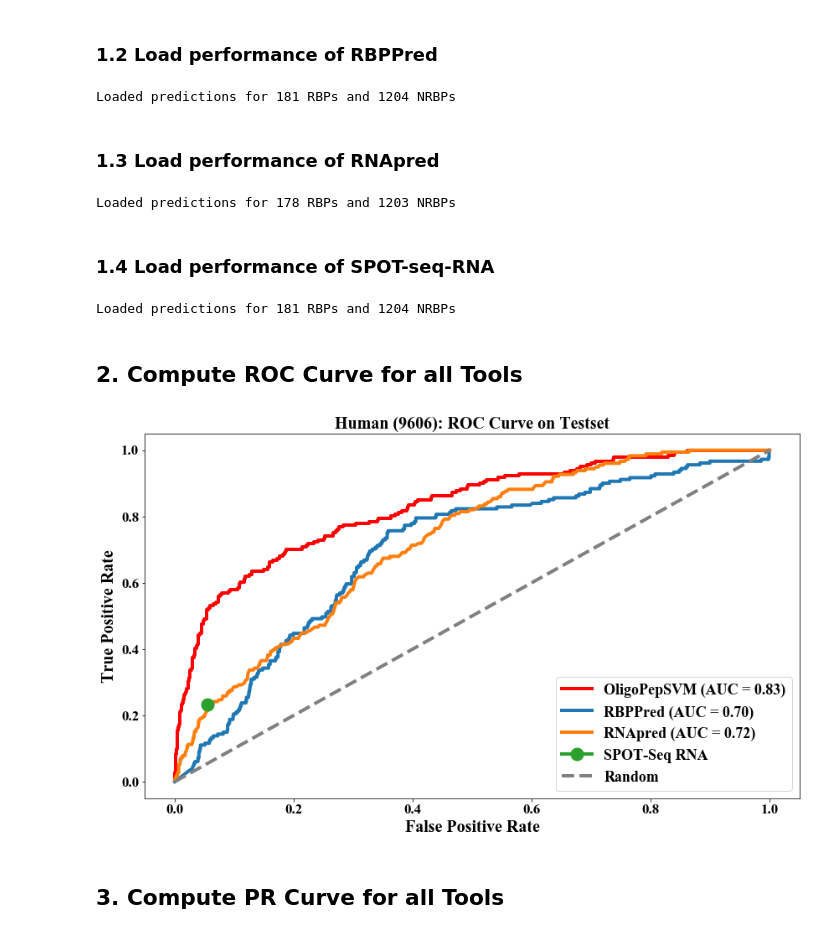
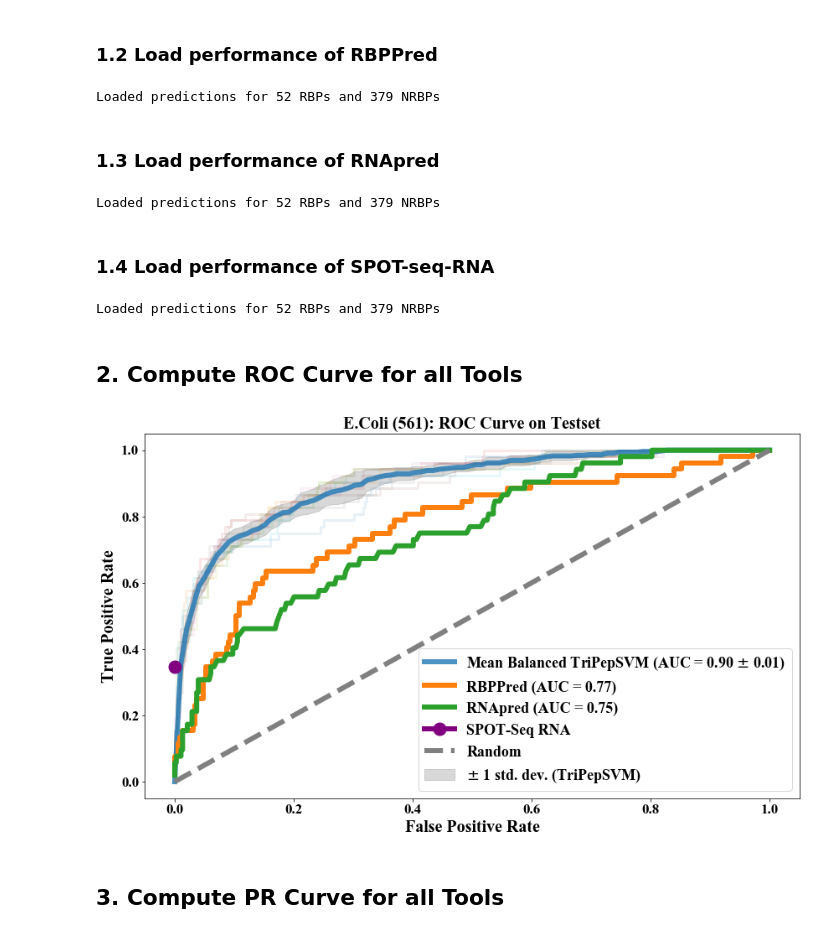
Before and after one commit to marsicoLab/TriPepSVM, a Jupyter notebook: paper/balanced_performance/performance_comparison_balanced.ipynb, the cells around one changed output. Cells and saved outputs as stored; diff of their text form; code cells hidden in the pictures.

Commit message:
Added balanced performance for E.Coli.

```diff
--- a/paper/balanced_performance/performance_comparison_balanced.ipynb
+++ b/paper/balanced_performance/performance_comparison_balanced.ipynb
@@ -17,7 +20,7 @@ examples.directory is deprecated; in the future, examples will be found relative
   "found relative to the 'datapath' directory.".format(key))
 # %%
 # PARAMETERS
-taxon = 9606
+taxon = 561
 # %% [markdown]
 ## 1. Load Test Set Predictions for all tools
 # %% [markdown]
@@ -40,26 +54,26 @@ Loaded predictions for 181 RBPs and 1204 NRBPs
 ### 1.2 Load performance of RBPPred
 # %%
 # RBPPred
-rbppred_pos = pd.read_csv('../data/test/RBPPred/RBP_{}.RBPPred.pred.txt'.format(taxon), sep='\t', header=None, names=['Score', 'Class'])
+rbppred_pos = pd.read_csv('../data/test/RBPPred/RBP_{}.RBPPred.pred.temp'.format(taxon), sep='\t', header=0)
 rbppred_pos['Label'] = 1
-rbppred_neg = pd.read_csv('../data/test/RBPPred/NRBP_{}.RBPPred.pred.txt'.format(taxon), sep='\t', header=None, names=['Score', 'Class'])
+rbppred_neg = pd.read_csv('../data/test/RBPPred/NRBP_{}.RBPPred.pred.temp'.format(taxon), sep='\t', header=0)
 rbppred_neg['Label'] = -1
 rbppred_test_all = pd.concat((rbppred_pos, rbppred_neg))
 print ("Loaded predictions for {} RBPs and {} NRBPs".format(rbppred_pos.shape[0], rbppred_neg.shape[0]))
 # %% [output]
-Loaded predictions for 181 RBPs and 1204 NRBPs
+Loaded predictions for 52 RBPs and 379 NRBPs
 # %% [markdown]
 ### 1.3 Load performance of RNApred
 # %%
 # RNApred
-rnapred_pos = pd.read_csv('../data/test/RNAPred/RBP_{}.RNAPred.pred.temp'.format(taxon), sep='\t', header=0, names=['Name', 'Score', 'Class'])
+rnapred_pos = pd.read_csv('../data/test/RNAPred/RBP_{}.RNAPred.pred.txt'.format(taxon), sep='\t', header=0, names=['Name', 'Score', 'Class'])
 rnapred_pos['Label'] = 1
-rnapred_neg = pd.read_csv('../data/test/RNAPred/NRBP_{}.RNAPred.pred.temp'.format(taxon), sep='\t', header=0, names=['Name', 'Score', 'Class'])
+rnapred_neg = pd.read_csv('../data/test/RNAPred/NRBP_{}.RNAPred.pred.txt'.format(taxon), sep='\t', header=0, names=['Name', 'Score', 'Class'])
 rnapred_neg['Label'] = -1
 rnapred_test_all = pd.concat((rnapred_pos, rnapred_neg))
 print ("Loaded predictions for {} RBPs and {} NRBPs".format(rnapred_pos.shape[0], rnapred_neg.shape[0]))
 # %% [output]
-Loaded predictions for 178 RBPs and 1203 NRBPs
+Loaded predictions for 52 RBPs and 379 NRBPs
 # %% [markdown]
 ### 1.4 Load performance of SPOT-seq-RNA
 # %%
@@ -73,46 +87,81 @@ spot_neg['Label'] = 0
 spot_test_all = pd.concat((spot_pos, spot_neg))
 print ("Loaded predictions for {} RBPs and {} NRBPs".format(spot_pos.shape[0], spot_neg.shape[0]))
 # %% [output]
-Loaded predictions for 181 RBPs and 1204 NRBPs
+Loaded predictions for 52 RBPs and 379 NRBPs
 # %% [markdown]
 ## 2. Compute ROC Curve for all Tools
 # %%
-linewidth = 4
+fig = plt.figure(figsize=(14, 8))
+
+linewidth = 6
 labelfontsize = 20
 ticksize = 17
 
-# OligoPepSVM
-fpr, tpr, thresholds = roc_curve(y_score=test_res.Score, y_true=test_res.Label)
-roc_auc = roc_auc_score(y_score=test_res.Score, y_true=test_res.Label)
+# TriPepSVM single runs
+k = 1
+tprs = []
+aucs = []
+mean_fpr = np.linspace(0, 1, 100)
+for pred in pred_all:
+    fpr, tpr, _ = roc_curve(y_score=pred.Score, y_true=pred.Label)
+    tprs.append(interp(mean_fpr, fpr, tpr))
+    tprs[-1][0] = 0.0
+    auroc = roc_auc_score(y_score=pred.Score, y_true=pred.Label)
+    aucs.append(auroc)
+    plt.plot(fpr, tpr, lw=linewidth//2, alpha=0.1)
+    k += 1
 
 # RBPPred
 rbppred_fpr, rbppred_tpr, t_rbppr = roc_curve(y_score=rbppred_test_all.Score, y_true=rbppred_test_all.Label)
 rbppred_roc_auc = roc_auc_score(y_score=rbppred_test_all.Score, y_true=rbppred_test_all.Label)
 
 # RNAPred
 rnapred_fpr, rnapred_tpr, t_rnapr = roc_curve(y_score=rnapred_test_all.Score, y_true=rnapred_test_all.Label)
 rnapred_roc_auc = roc_auc_score(y_score=rnapred_test_all.Score, y_true=rnapred_test_all.Label)
 
 # SPOT-seq
 spot_fpr, spot_tpr, t_spot = roc_curve(y_score=spot_test_all.Score, y_true=spot_test_all.Label)
 #spot_roc_auc = roc_auc_score(y_score=spot_test_all.Score, y_true=spot_test_all.Label)
 
-fig = plt.figure(figsize=(14, 8))
-plt.plot(fpr, tpr, lw=linewidth, label='OligoPepSVM (AUC = {0:.2f})'.format(roc_auc), color='red')
+
+# plot mean ROC curve
+mean_tpr = np.mean(tprs, axis=0)
+mean_tpr[-1] = 1.0
+mean_auc = auc(mean_fpr, mean_tpr)
+std_auc = np.std(aucs)
+plt.plot(mean_fpr, mean_tpr,
+         label=r'Mean Balanced TriPepSVM (AUC = %0.2f $\pm$ %0.2f)' % (mean_auc, std_auc),
+         lw=6, alpha=.8)
+
+# plot std dev
+std_tpr = np.std(tprs, axis=0)
+tprs_upper = np.minimum(mean_tpr + std_tpr, 1)
+tprs_lower = np.maximum(mean_tpr - std_tpr, 0)
+plt.fill_between(mean_fpr, tprs_lower, tprs_upper, color='grey', alpha=.3,
+                 label=r'$\pm$ 1 std. dev. (TriPepSVM)')
+
+# plot competitors
 plt.plot(rbppred_fpr, rbppred_tpr, lw=linewidth, label='RBPPred (AUC = {0:.2f})'.format(rbppred_roc_auc))
 plt.plot(rnapred_fpr, rnapred_tpr, lw=linewidth, label='RNApred (AUC = {0:.2f})'.format(rnapred_roc_auc))
-plt.plot(spot_fpr[-2], spot_tpr[-2], markersize=15, marker='o', lw=linewidth, label='SPOT-Seq RNA') # second last point is the only non-inferred one
+plt.plot(spot_fpr[-2], spot_tpr[-2], markersize=15, marker='o', lw=linewidth, label='SPOT-Seq RNA', color='purple') # second last point is the only non-inferred one
 plt.plot([0, 1], [0, 1], color='gray', lw=linewidth, linestyle='--', label='Random')
 
 plt.xlabel('False Positive Rate', fontsize=labelfontsize)
 plt.ylabel('True Positive Rate', fontsize=labelfontsize)
 plt.tick_params(axis='both', labelsize=ticksize)
 #plt.title('Performance: ROC Curve ({})'.format(taxon), fontsize=labelfontsize)
-plt.title('{} ({}): ROC Curve on Testset'.format('Human' if taxon==9606 else 'Salmonella', taxon),
+
+species_name = 'Human'
+if taxon == 561:
+    species_name = 'E.Coli'
+elif taxon == 590:
+    species_name = 'Salmonella'
+
+plt.title('{} ({}): ROC Curve on Testset'.format(species_name, taxon),
           fontsize=labelfontsize)
 plt.legend(loc='lower right', prop={'size': 18})
 fig.savefig('roc_curve_testset_{}.pdf'.format(taxon))
 # %% [output]
-[figure, old version]
+[figure, new version]
 # %% [markdown]
 ## 3. Compute PR Curve for all Tools
```
Also changed, not shown: parts of 8 cells of this notebook, 20 other files.
